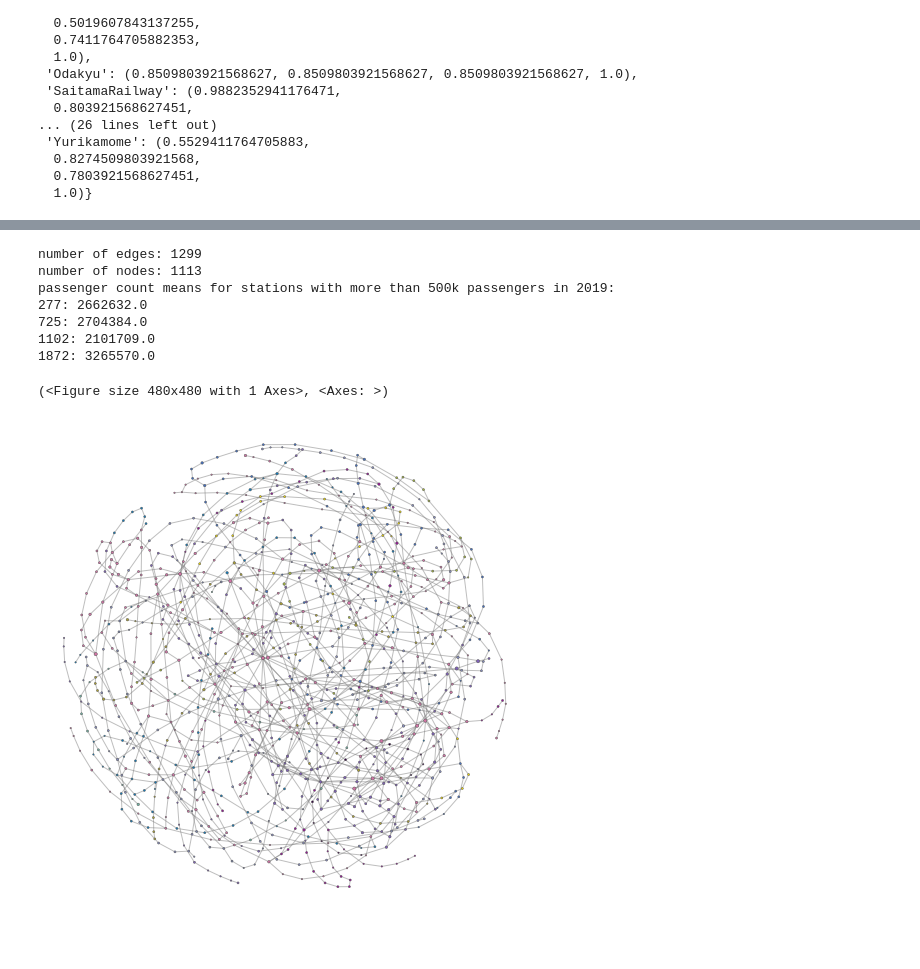
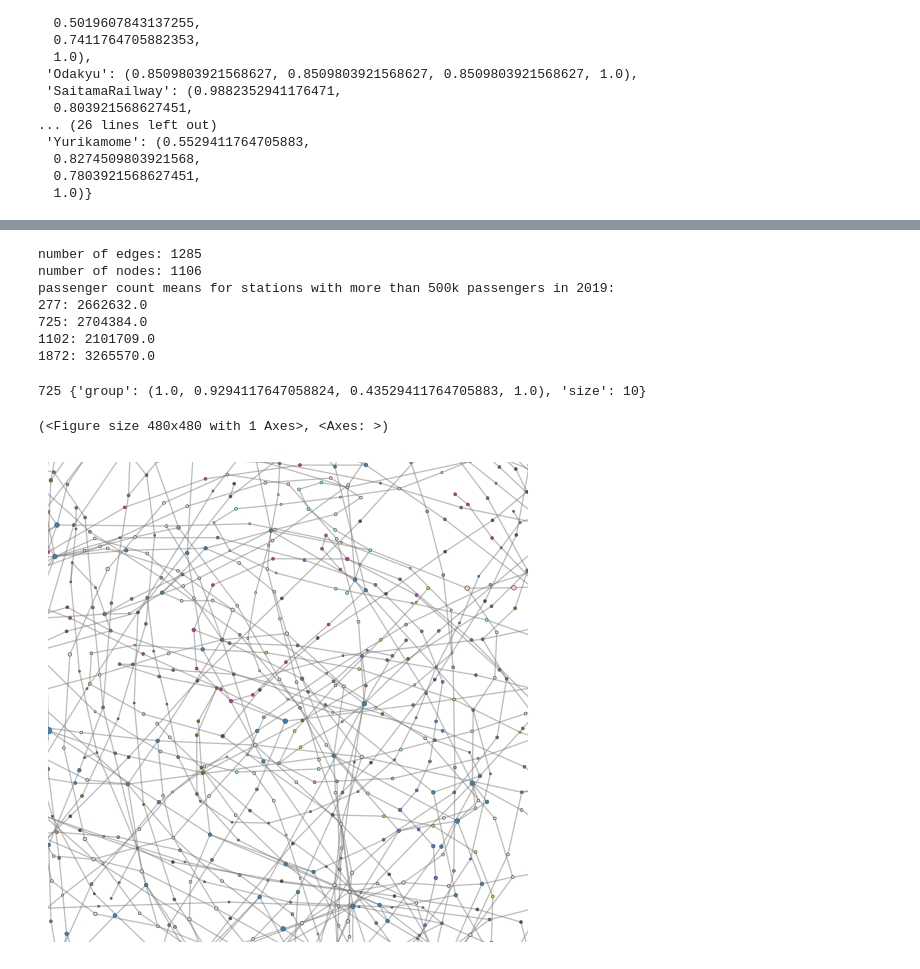
Before and after one commit to alessioborgi/PolySheafNeuralNetworks-RailwayPassengers, a Jupyter notebook: datasets/tokyo_railway/graph_plot_jp.ipynb, the cells around one changed output, grey strips where cells are left out. Drawn from its saved outputs; the diff is of its cells as text; code cells hidden in the pictures.

```diff
--- a/datasets/tokyo_railway/graph_plot_jp.ipynb
+++ b/datasets/tokyo_railway/graph_plot_jp.ipynb
@@ -23,3 +23,10 @@ connection_pd
 | 1492 | 99343 | 674 | 653 | 130 | グリーンライン | 高田 | 日吉本町 | 139.619944 | ... |
 | 1493 | 99343 | 653 | 1212 | 130 | グリーンライン | 日吉本町 | 日吉 | 139.633554 | ... |
 1494 rows × 18 columns
+# %%
+# list of all the stations in the connection data
+
+station_list_connection_1 = connection_pd[['station_cd1', 'station_name1']].rename(columns={'station_cd1': 'station_id', 'station_name1': 'S12_001'}).drop_duplicates()
+station_list_connection_2 = connection_pd[['station_cd2', 'station_name2']].rename(columns={'station_cd2': 'station_id', 'station_name2': 'S12_001'}).drop_duplicates()
+station_list_pd = pd.concat([station_list_connection_1, station_list_connection_2]).drop_duplicates().reset_index(drop=True)
+station_list_pd
@@ -26,6 +47,11 @@ connection_pd
 # %%
+# list of all the stations in the passenger survey data that are also in the connection data
+
 passenger_survey_pd = pd.read_csv('./pass_survey_tokyov1109.csv')
 passenger_survey_pd['station_id'] = passenger_survey_pd['station_id'].astype(int)
-passenger_survey_pd
+passenger_survey_pd[passenger_survey_pd['station_id'].isin(station_list_pd['station_id'].values)]
+
+matching_passenger_survey_pd = passenger_survey_pd[passenger_survey_pd['station_id'].isin(station_list_pd['station_id'].values)].reset_index(drop=True)
+matching_passenger_survey_pd
 # %% [output]
 |  | S12_001 | 2013 | 2014 | 2015 | 2016 | 2017 | 2018 | 2019 | station_id |
@@ -43,0 +70,8 @@ passenger_survey_pd
+# %%
+# and now we need to make sure nodes in the passenger survey match up with nodes in the connection data
+# the passenger_survey_pd only has nodes that are in the station_list_pd, so we can just filter the station_list_pd to only include those nodes
+
+# note that both data had stations that were not in the other
+
+station_list_pd = station_list_pd[station_list_pd['station_id'].isin(matching_passenger_survey_pd['station_id'].values)].reset_index(drop=True)
+station_list_pd
@@ -44,5 +92,6 @@ passenger_survey_pd
 # %%
-station_node_pd = connection_pd[['line', 'station_cd1', 'station_cd2', 'distance']].drop_duplicates()
+#remove any connections between stations that are not in the station_list_pd
+station_node_pd = connection_pd[connection_pd['station_cd1'].isin(station_list_pd['station_id'].values) & connection_pd['station_cd2'].isin(station_list_pd['station_id'].values)][['line', 'station_cd1', 'station_cd2', 'distance']].drop_duplicates()
 station_node_pd
 # %% [output]
 |  | line | station_cd1 | station_cd2 | distance |
@@ -286,8 +333,8 @@ print("passenger count means for stations with more than 500k passengers in 2019
 for sta in passenger_survey_pd[passenger_survey_pd['2019'] > 2000000].groupby(by='station_id'):
     print(str(sta[0]) + ': {}'.format(sta[1]['2019'].mean()))
 # %% [output]
-number of edges: 1299
-number of nodes: 1113
+number of edges: 1285
+number of nodes: 1106
 passenger count means for stations with more than 500k passengers in 2019:
 277: 2662632.0
 725: 2704384.0
@@ -308,34 +355,35 @@ for n, data in test_G.nodes(data=True):
         sta_mean = sta[['2013', '2014', '2015', '2016', '2017', '2018', '2019']].values.mean()
         if sta_mean < 10000:
             data['size'] = 1
         elif sta_mean < 100000:
             data['size'] = 2
         elif sta_mean < 500000:
             data['size'] = 3
         else:
             data['size'] = 5
     # elif not station_node_pd[station_node_pd['station_cd2'] == n].empty:
     #     sta = passenger_survey_pd[passenger_survey_pd['station_cd2'] == n]
     #     if len(sta) > 0:
     #         sta_mean = sta[['2013', '2014', '2015', '2016', '2017', '2018', '2019']].values.mean()
     #         if sta_mean < 10000:
     #             data['size'] = 1
     #         elif sta_mean < 100000:
     #             data['size'] = 2
     #         elif sta_mean < 500000:
     #             data['size'] = 3
     #         else:
     #             data['size'] = 5
     else:
         data['size'] = 1
-    if n == '725': #Shibuya id is 725
-        data['size'] = 40
+    if n == 725: #Shibuya id is 725
+        data['size'] = 10
         print(n, data)
 test_return, test_config = nw.visualize(test_G, plot_in_cell_below=True)
 nw.draw_netwulf(test_return, test_config)
 
 
 # print(test_G.edges(data=True))
 # %% [output]
-(<Figure size 480x480 with 1 Axes>, <Axes: >)
+725 {'group': (1.0, 0.9294117647058824, 0.43529411764705883, 1.0), 'size': 10}
+(<Figure size 480x480 with 1 Axes>, <Axes: >)
-[figure, old version]
+[figure, new version]
```
Also changed, not shown: parts of 20 cells of this notebook.
